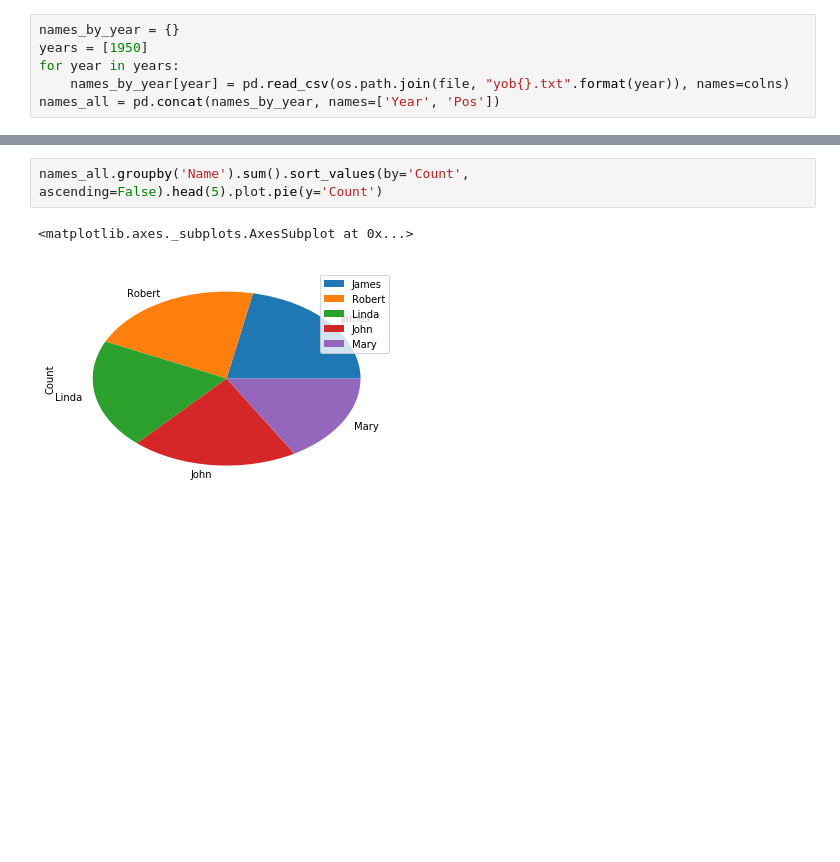
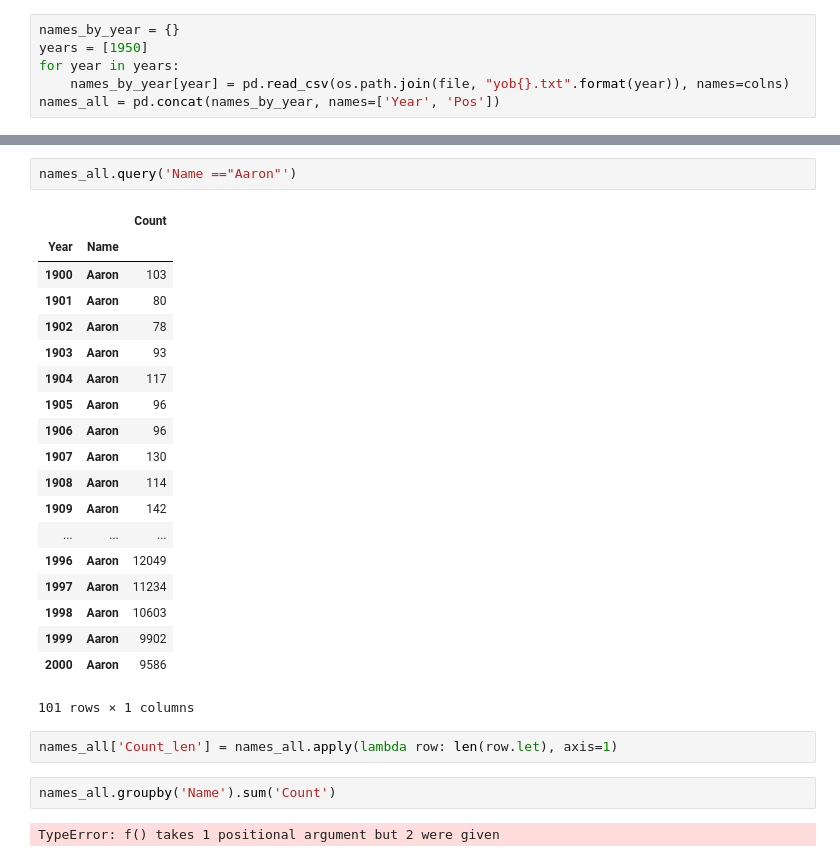
Before and after one commit to feliska/python3_netology, a Jupyter notebook: Block4_homework/lesson4.2.ipynb, the cells around one changed output, grey strips where cells are left out. Saved outputs shown, nothing was run; the diff lists cells and outputs as text; blank space fills up the shorter version.

```diff
--- a/Block4_homework/lesson4.2.ipynb
+++ b/Block4_homework/lesson4.2.ipynb
@@ -49,5 +82,28 @@ names_all.groupby('Name').sum().filter(like='R', axis=0).plot.pie(y='Count')
+# %%
+names_all.query('Name =="Aaron"')
+# %% [output]
+|  |  | Count |
+| Year | Name |  |
+| 1900 | Aaron | 103 |
+| 1901 | Aaron | 80 |
+| 1902 | Aaron | 78 |
+| 1903 | Aaron | 93 |
+| 1904 | Aaron | 117 |
+| 1905 | Aaron | 96 |
+| 1906 | Aaron | 96 |
+| 1907 | Aaron | 130 |
+| 1908 | Aaron | 114 |
+| 1909 | Aaron | 142 |
+| ... | ... | ... |
+| 1996 | Aaron | 12049 |
+| 1997 | Aaron | 11234 |
+| 1998 | Aaron | 10603 |
+| 1999 | Aaron | 9902 |
+| 2000 | Aaron | 9586 |
+101 rows × 1 columns
+# %%
+names_all['Count_len'] = names_all.apply(lambda row: len(row.let), axis=1)
 # %%
-names_all.groupby('Name').sum().sort_values(by='Count', ascending=False).head(5).plot.pie(y='Count')
+names_all.groupby('Name').sum('Count')
 # %% [output]
-<matplotlib.axes._subplots.AxesSubplot at 0x...>
+TypeError: f() takes 1 positional argument but 2 were given
-[figure, removed]
```
Also changed, not shown: parts of 16 cells of this notebook.
